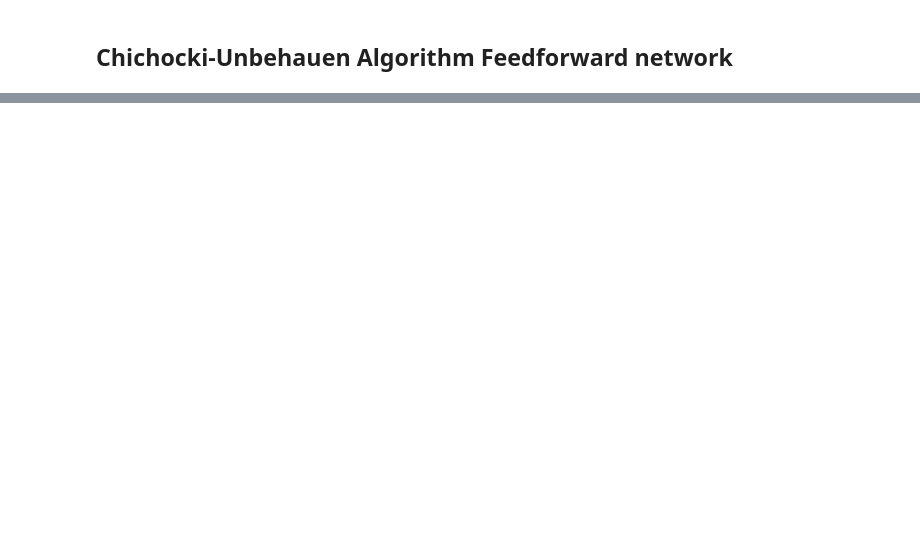
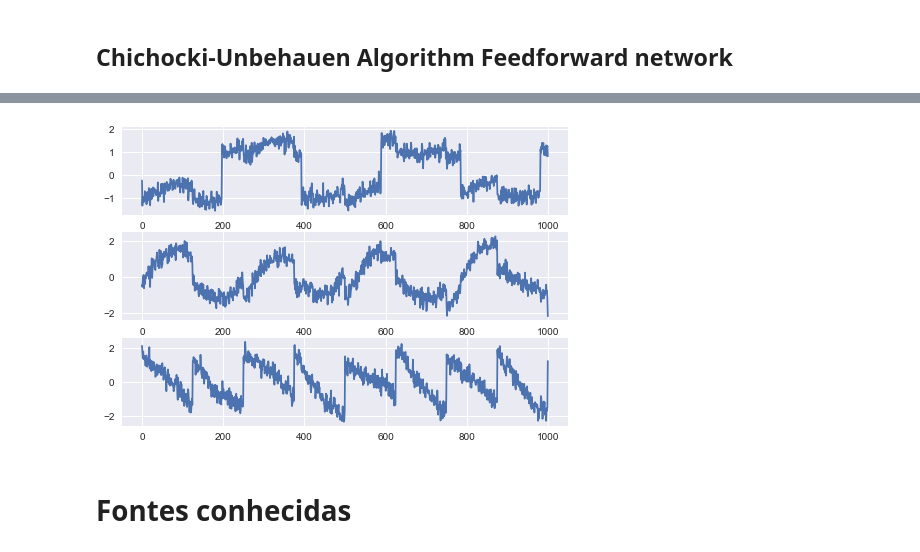
Before and after one commit to crucis/ICA, a Jupyter notebook: Exercicio 10 - 1000.ipynb, the cells around one changed output, grey strips where cells are left out. Drawn from its saved outputs; the diff is of its cells as text; code cells hidden in the pictures; blank space fills up the shorter version.

```diff
--- a/Exercicio 10 - 1000.ipynb
+++ b/Exercicio 10 - 1000.ipynb
@@ -147,0 +166,11 @@ for i, y in enumerate(yFeedforward):
+# %%
+fig, axs = plt.subplots(3,1)
+
+axs[0].plot(yFeedforward[0])
+axs[1].plot(yFeedforward[1])
+axs[2].plot(yFeedforward[2])
+plt.show()
+# %% [output]
+[figure, added]
+# %% [markdown]
+# Fontes conhecidas
```
Also changed, not shown: parts of 23 cells of this notebook, 7 other files.
